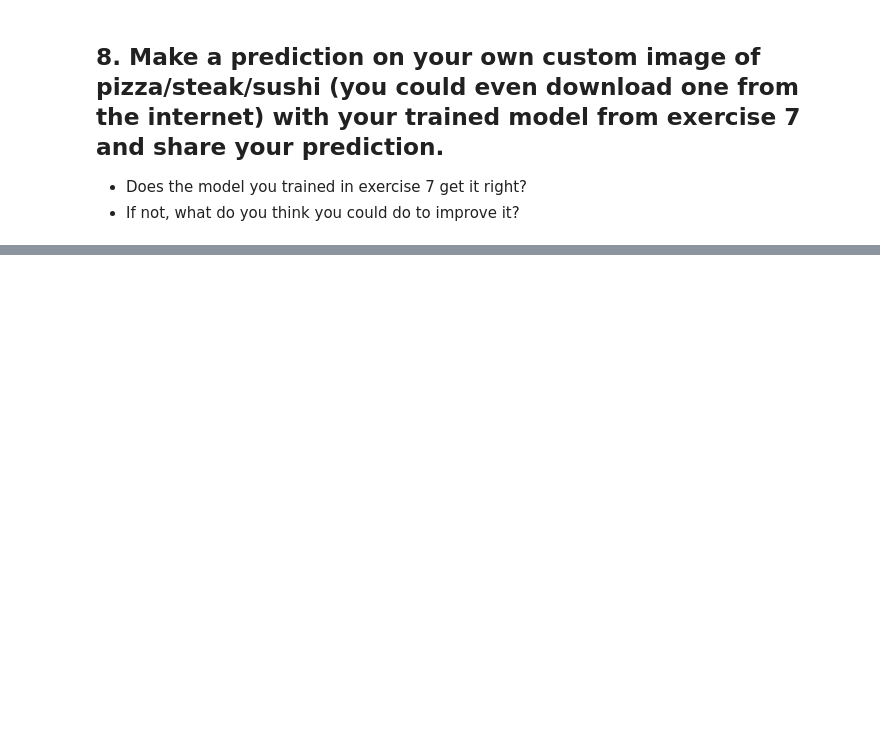
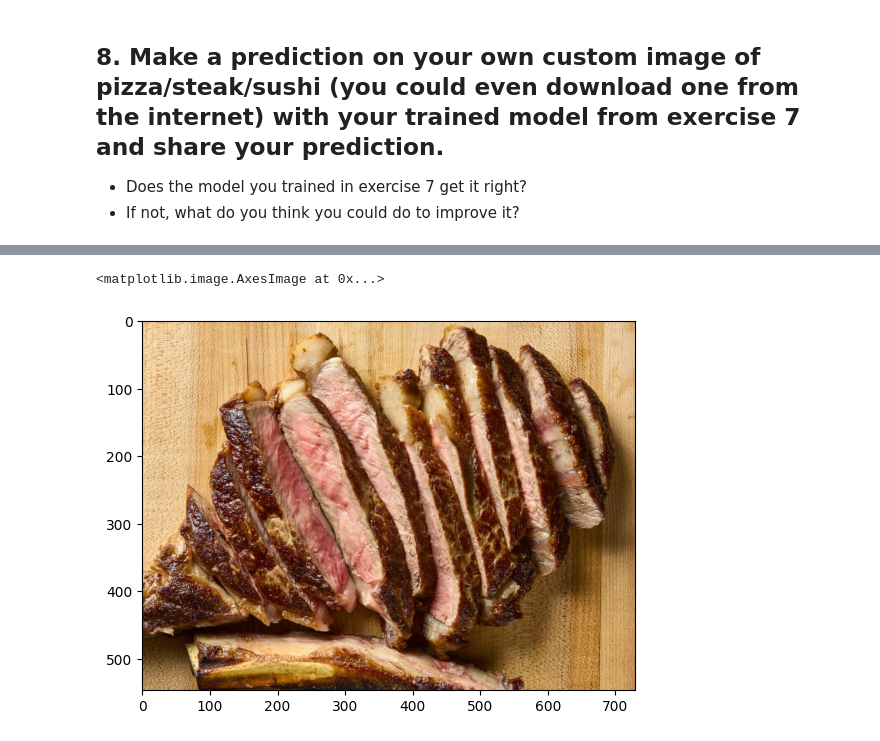
Before and after one commit to Datanerd97/PyTorch, a Jupyter notebook: extras/exercises/04_pytorch_custom_datasets_exercises.ipynb, the cells around one changed output, grey strips where cells are left out. Saved outputs shown, nothing was run; the diff lists cells and outputs as text; code cells hidden in the pictures; blank space fills up the shorter version.

Commit message:
Finished the Exercises

```diff
--- a/extras/exercises/04_pytorch_custom_datasets_exercises.ipynb
+++ b/extras/exercises/04_pytorch_custom_datasets_exercises.ipynb
@@ -936,0 +939,16 @@ Total Training Time: 101.522 seconds
+# %%
+# Download custom image
+import requests
+
+# Setup custom image path
+custom_image_path = data_path/"google_steak.jpeg"
+
+# Download the image if it does not exist..
+if not custom_image_path.is_file():
+  with open(custom_image_path,"wb") as f:
+    # When downloading from Github, use the "raw" file link (make sure you open it in New Tab to get the full raw url for the link)
+    request = requests.get('https://raw.githubusercontent.com/Datanerd97/PyTorch/refs/heads/main/extras/exercises/image.png')
+    print(f"Downloading {custom_image_path} ...")
+    f.write(request.content)
+else:
+  print(f"{custom_image_path} already exists, skipping downloads")
@@ -936,0 +973,11 @@ Total Training Time: 101.522 seconds
+# %%
+import torchvision
+
+# Read In Custom Image
+custom_image_uint8 = torchvision.io.read_image(str(custom_image_path))
+
+# Our Image In array_form
+
+print(f"Custom image Tensor:\n {custom_image_uint8}")
+print(f"Custom Image shape:\n {custom_image_uint8.shape}")
+print(f"Custom image datatype:\n {custom_image_uint8.dtype}")
@@ -936,0 +1008,6 @@ Total Training Time: 101.522 seconds
+# %%
+# We can plot it by permuting it..
+plt.imshow(custom_image_uint8.permute(1,2,0))
+# %% [output]
+<matplotlib.image.AxesImage at 0x...>
+[figure, added]
```
Also changed, not shown: parts of 26 cells of this notebook.
